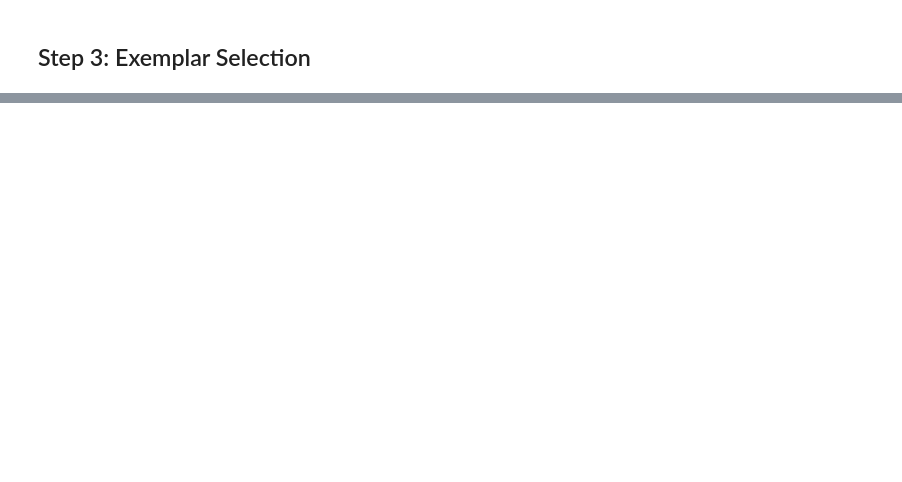
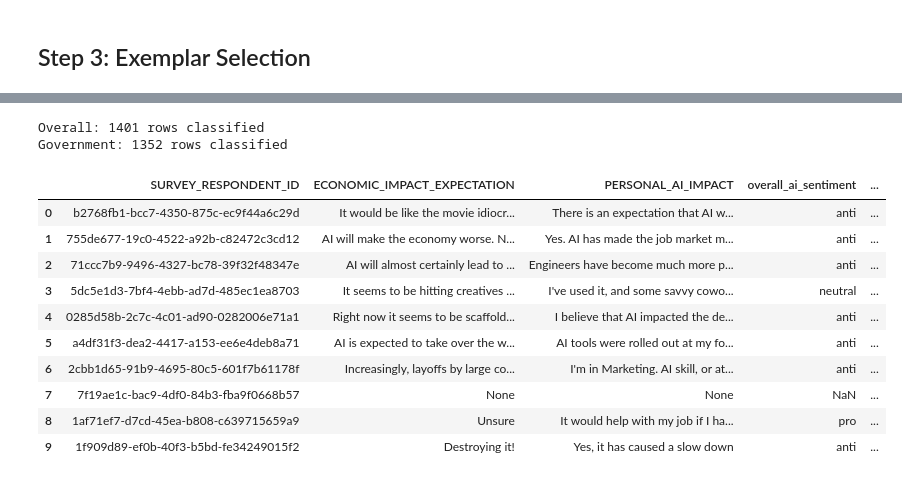
Before and after one commit to cagov/caldata-engaged-california, a Jupyter notebook: notebooks/ai_impact_survey/sentiment_analysis.ipynb, the cells around one changed output, grey strips where cells are left out. Cells and saved outputs as stored; diff of their text form; code cells hidden in the pictures; blank space fills up the shorter version.

Commit message:
Add manual exemplar selection and second pass classification

```diff
--- a/notebooks/ai_impact_survey/sentiment_analysis.ipynb
+++ b/notebooks/ai_impact_survey/sentiment_analysis.ipynb
@@ -363,0 +475,75 @@ print(f"Saved {len(exemplars_df)} rows to exemplars.csv")
+# %%
+overall_sql = f"""
+SELECT
+    SURVEY_RESPONDENT_ID,
+    SNOWFLAKE.CORTEX.COMPLETE(
+        '{MODEL}',
+        ARRAY_CONSTRUCT(
+            OBJECT_CONSTRUCT('role', 'system', 'content', '{esc(OVERALL_FEW_SHOT_PROMPT)}'),
+            OBJECT_CONSTRUCT('role', 'user', 'content',
+                CONCAT(
+                    'Economic impact: ', COALESCE(ECONOMIC_IMPACT_EXPECTATION, '(none)'),
+                    ' | Personal AI impact: ', COALESCE(PERSONAL_AI_IMPACT, '(none)')
+                )
+            )
+        ),
+        OBJECT_CONSTRUCT('temperature', 0, 'max_tokens', 150)
+    ) AS OVERALL_RAW
+FROM ANALYTICS_ENGCA_PRD.GOVOCAL.GOVOCAL_AI_SURVEY_RESPONDENTS
+WHERE PUBLICATION_STATUS = 'published'
+  AND (TRIM(COALESCE(ECONOMIC_IMPACT_EXPECTATION, '')) != ''
+       OR TRIM(COALESCE(PERSONAL_AI_IMPACT, '')) != '')
+"""
+
+government_sql = f"""
+SELECT
+    SURVEY_RESPONDENT_ID,
+    SNOWFLAKE.CORTEX.COMPLETE(
+        '{MODEL}',
+        ARRAY_CONSTRUCT(
+            OBJECT_CONSTRUCT('role', 'system', 'content', '{esc(GOVERNMENT_FEW_SHOT_PROMPT)}'),
+            OBJECT_CONSTRUCT('role', 'user', 'content', GOVERNMENT_ACTION_SUGGESTION)
+        ),
+        OBJECT_CONSTRUCT('temperature', 0, 'max_tokens', 150)
+    ) AS GOVERNMENT_RAW
+FROM ANALYTICS_ENGCA_PRD.GOVOCAL.GOVOCAL_AI_SURVEY_RESPONDENTS
+WHERE PUBLICATION_STATUS = 'published'
+  AND TRIM(COALESCE(GOVERNMENT_ACTION_SUGGESTION, '')) != ''
+"""
+
+cur = conn.cursor()
+
+cur.execute(overall_sql)
+overall_raw_df = cur.fetch_pandas_all()
+
+cur.execute(government_sql)
+government_raw_df = cur.fetch_pandas_all()
+
+print(f"Overall: {len(overall_raw_df)} rows classified")
+print(f"Government: {len(government_raw_df)} rows classified")
+# %% [output]
+Overall: 1401 rows classified
+Government: 1352 rows classified
+# %%
+overall_raw_df[["overall_ai_sentiment", "overall_rationale"]] = overall_raw_df["OVERALL_RAW"].apply(parse_cortex_response)
+government_raw_df[["government_action_sentiment", "government_rationale"]] = government_raw_df["GOVERNMENT_RAW"].apply(parse_cortex_response)
+
+few_shot_labeled_df = (
+    df
+    .merge(overall_raw_df[["SURVEY_RESPONDENT_ID", "overall_ai_sentiment", "overall_rationale"]], on="SURVEY_RESPONDENT_ID", how="left")
+    .merge(government_raw_df[["SURVEY_RESPONDENT_ID", "government_action_sentiment", "government_rationale"]], on="SURVEY_RESPONDENT_ID", how="left")
+)
+
+few_shot_labeled_df[audit_cols].head(10)
+# %% [output]
+|  | SURVEY_RESPONDENT_ID | ECONOMIC_IMPACT_EXPECTATION | PERSONAL_AI_IMPACT | overall_ai_sentiment | ... |
+| 0 | b2768fb1-bcc7-4350-875c-ec9f44a6c29d | It would be like the movie idiocr... | There is an expectation that AI w... | anti | ... |
+| 1 | 755de677-19c0-4522-a92b-c82472c3cd12 | AI will make the economy worse. N... | Yes. AI has made the job market m... | anti | ... |
+| 2 | 71ccc7b9-9496-4327-bc78-39f32f48347e | AI will almost certainly lead to ... | Engineers have become much more p... | anti | ... |
+| 3 | 5dc5e1d3-7bf4-4ebb-ad7d-485ec1ea8703 | It seems to be hitting creatives ... | I've used it, and some savvy cowo... | neutral | ... |
+| 4 | 0285d58b-2c7c-4c01-ad90-0282006e71a1 | Right now it seems to be scaffold... | I believe that AI impacted the de... | anti | ... |
+| 5 | a4df31f3-dea2-4417-a153-ee6e4deb8a71 | AI is expected to take over the w... | AI tools were rolled out at my fo... | anti | ... |
+| 6 | 2cbb1d65-91b9-4695-80c5-601f7b61178f | Increasingly, layoffs by large co... | I'm in Marketing. AI skill, or at... | anti | ... |
+| 7 | 7f19ae1c-bac9-4df0-84b3-fba9f0668b57 | None | None | NaN | ... |
+| 8 | 1af71ef7-d7cd-45ea-b808-c639715659a9 | Unsure | It would help with my job if I ha... | pro | ... |
+| 9 | 1f909d89-ef0b-40f3-b5bd-fe34249015f2 | Destroying it! | Yes, it has caused a slow down | anti | ... |
```
Also changed, not shown: parts of 20 cells of this notebook.
